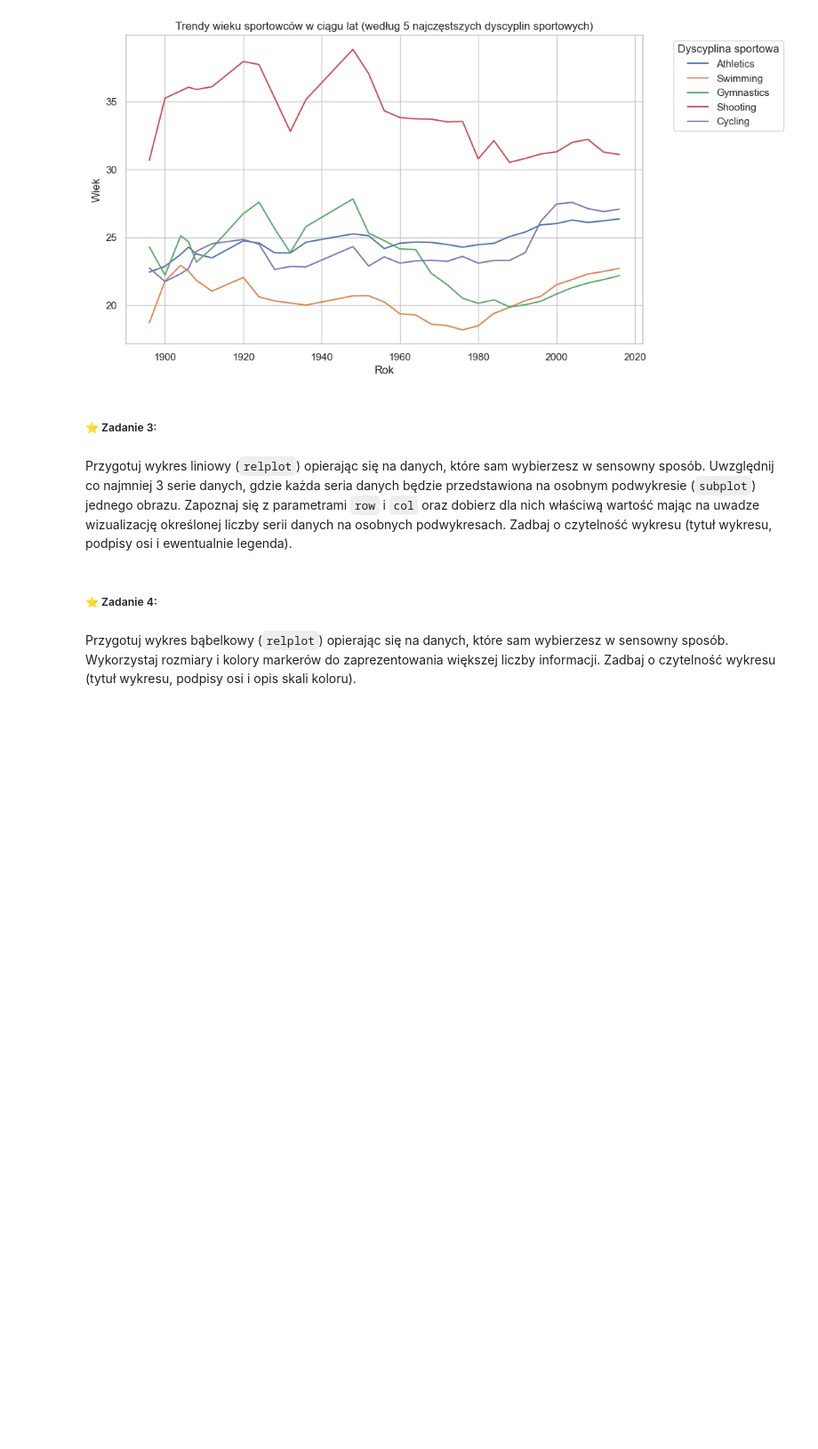
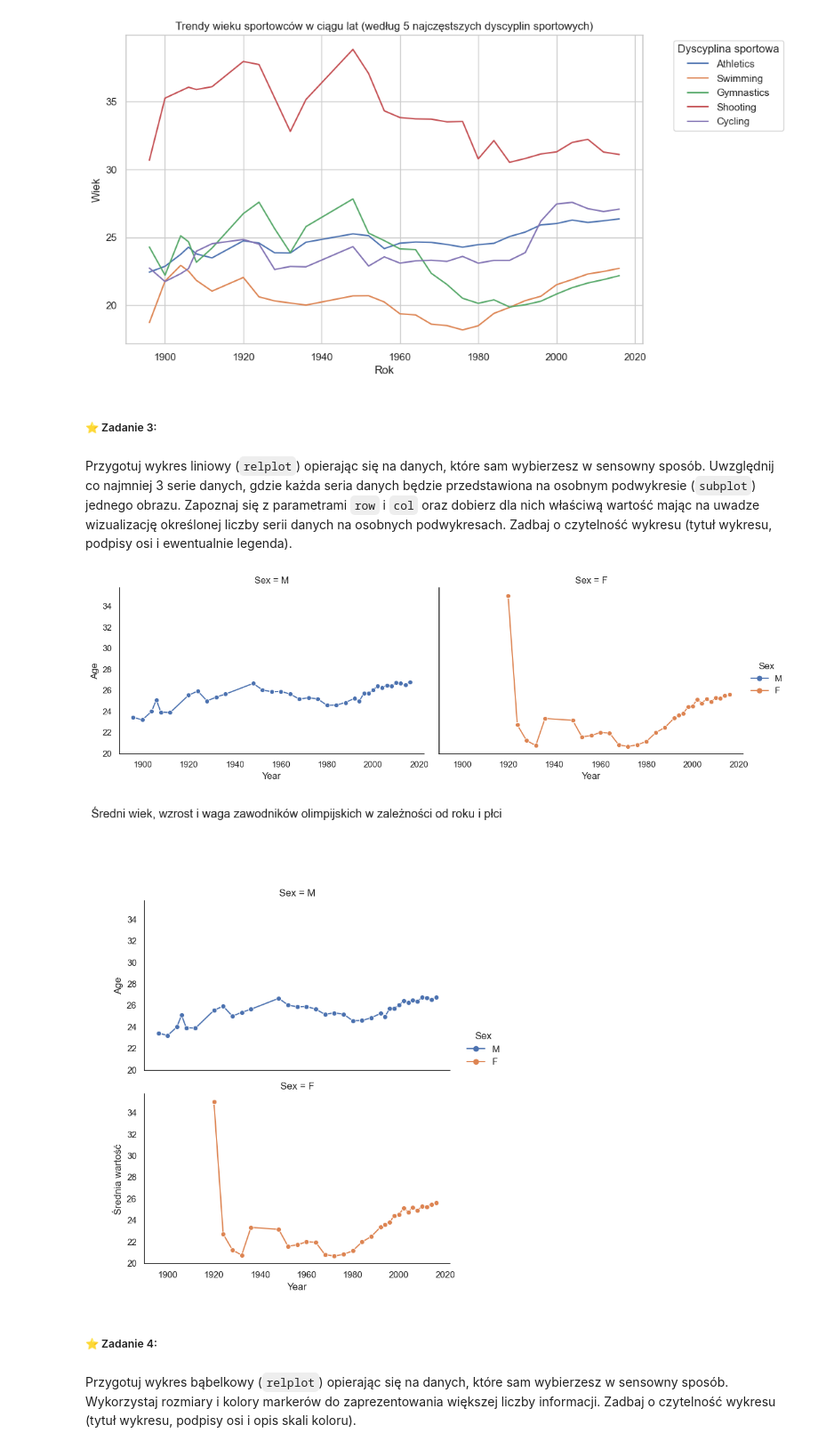
Before and after one commit to kambed/DataVisualization, a Jupyter notebook: seaborn.ipynb, the cells around one changed output. Shown: that part at 89% size. Saved outputs shown, nothing was run; the diff lists cells and outputs as text; code cells hidden in the pictures; blank space fills up the shorter version.

```diff
--- a/seaborn.ipynb
+++ b/seaborn.ipynb
@@ -75,6 +79,23 @@ plt.show()
 ##### ⭐ Zadanie 3:
 # %% [markdown]
 Przygotuj wykres liniowy (`relplot`) opierając się na danych, które sam wybierzesz w sensowny sposób. Uwzględnij co najmniej 3 serie danych, gdzie każda seria danych będzie przedstawiona na osobnym podwykresie (`subplot`) jednego obrazu. Zapoznaj się z parametrami `row` i `col` oraz dobierz dla nich właściwą wartość mając na uwadze wizualizację określonej liczby serii danych na osobnych podwykresach. Zadbaj o czytelność wykresu (tytuł wykresu, podpisy osi i ewentualnie legenda).
+# %%
+selected_data = df[['Year', 'Sex', 'Age', 'Height', 'Weight']].dropna()
+
+grouped_data = selected_data.groupby(['Year', 'Sex']).mean().reset_index() # Grupowanie danych według roku i płci oraz obliczenie średnich wartości dla każdej grupy (wiek, wzrost, waga) reset_index() - zresetowanie indeksu
+
+sns.relplot(data=grouped_data, x='Year', y='Age', kind='line', hue='Sex', col='Sex', aspect=1.5, height=4, marker='o') # kind - rodzaj wykresu (line - wykres liniowy), hue - grupowanie punktów na wykresie według płci, col - podział na serie danych według płci, aspect - proporcje wykresu, height - wysokość wykresu, marker - symbol punktów na wykresie
+
+sns.relplot(data=grouped_data, x='Year', y='Age', kind='line', hue='Sex', row='Sex', aspect=1.5, height=4, marker='o') # kind - rodzaj wykresu (line - wykres liniowy), hue - grupowanie punktów na wykresie według płci, row - podział na serie danych według płci, aspect - proporcje wykresu, height - wysokość wykresu, marker - symbol punktów na wykresie
+
+plt.suptitle('Średni wiek, wzrost i waga zawodników olimpijskich w zależności od roku i płci', y=1.05)
+plt.subplots_adjust(top=0.85)
+plt.xlabel('Year')
+plt.ylabel('Średnia wartość')
+plt.show()
+# %% [output]
+[figure, added]
+[figure, added]
 # %% [markdown]
 ##### ⭐ Zadanie 4:
 # %% [markdown]
```
Also changed, not shown: parts of 10 cells of this notebook.
